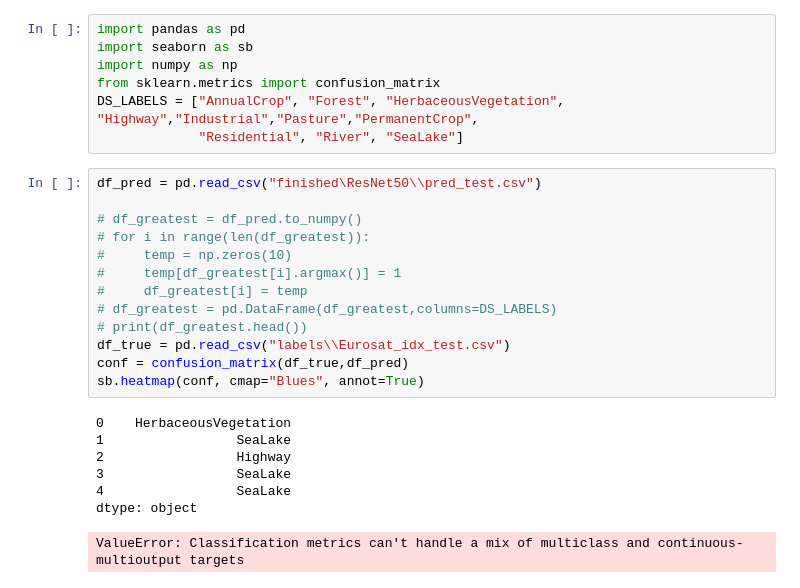
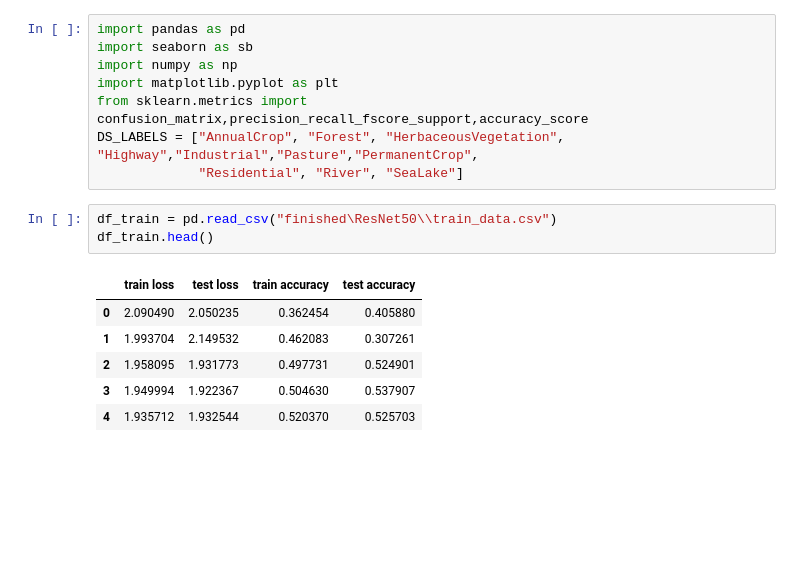
Before and after one commit to MichalMichniak/analysis-of-significance-areas, a Jupyter notebook: resnet_evaluation.ipynb, the cells around one changed output. Cells and saved outputs as stored; diff of their text form; blank space fills up the shorter version.

Commit message:
tests

```diff
--- a/resnet_evaluation.ipynb
+++ b/resnet_evaluation.ipynb
@@ -2,27 +2,17 @@
 import pandas as pd
 import seaborn as sb
 import numpy as np
-from sklearn.metrics import confusion_matrix
+import matplotlib.pyplot as plt
+from sklearn.metrics import confusion_matrix,precision_recall_fscore_support,accuracy_score
 DS_LABELS = ["AnnualCrop", "Forest", "HerbaceousVegetation", "Highway","Industrial","Pasture","PermanentCrop",
              "Residential", "River", "SeaLake"]
-# %%
-df_pred = pd.read_csv("finished\ResNet50\\pred_test.csv")
-
-# df_greatest = df_pred.to_numpy()
-# for i in range(len(df_greatest)):
-#     temp = np.zeros(10)
-#     temp[df_greatest[i].argmax()] = 1
-#     df_greatest[i] = temp
-# df_greatest = pd.DataFrame(df_greatest,columns=DS_LABELS)
-# print(df_greatest.head())
-df_true = pd.read_csv("labels\\Eurosat_idx_test.csv")
-conf = confusion_matrix(df_true,df_pred)
-sb.heatmap(conf, cmap="Blues", annot=True)
-# %% [output]
-0    HerbaceousVegetation
-1                 SeaLake
-2                 Highway
-3                 SeaLake
-4                 SeaLake
-dtype: object
-ValueError: Classification metrics can't handle a mix of multiclass and continuous-multioutput targets
+# %%
+df_train = pd.read_csv("finished\ResNet50\\train_data.csv")
+df_train.head()
+# %% [output]
+|  | train loss | test loss | train accuracy | test accuracy |
+| 0 | 2.090490 | 2.050235 | 0.362454 | 0.405880 |
+| 1 | 1.993704 | 2.149532 | 0.462083 | 0.307261 |
+| 2 | 1.958095 | 1.931773 | 0.497731 | 0.524901 |
+| 3 | 1.949994 | 1.922367 | 0.504630 | 0.537907 |
+| 4 | 1.935712 | 1.932544 | 0.520370 | 0.525703 |
```
Also changed, not shown: parts of 6 cells of this notebook, 6 other files.
